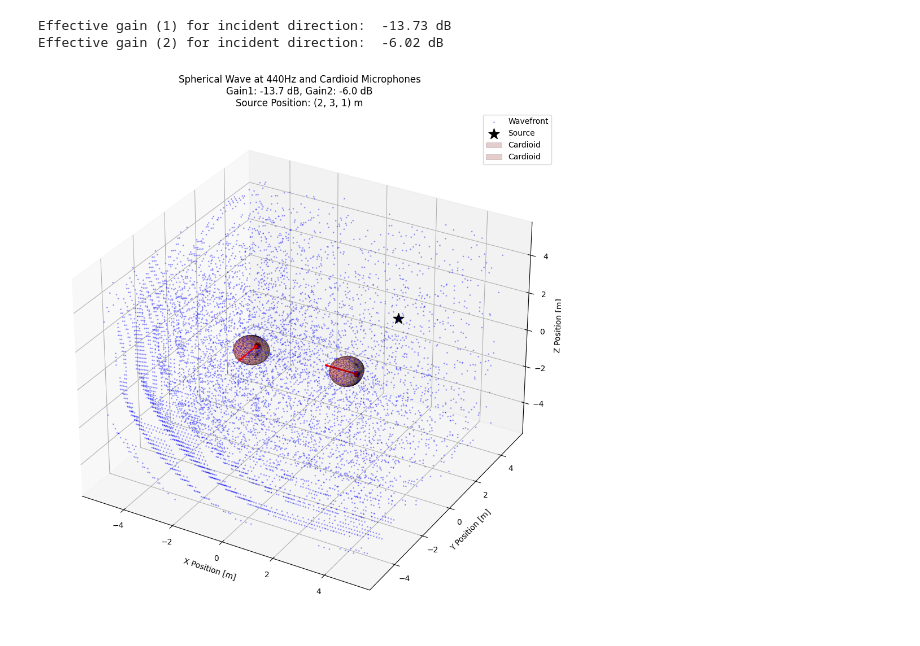
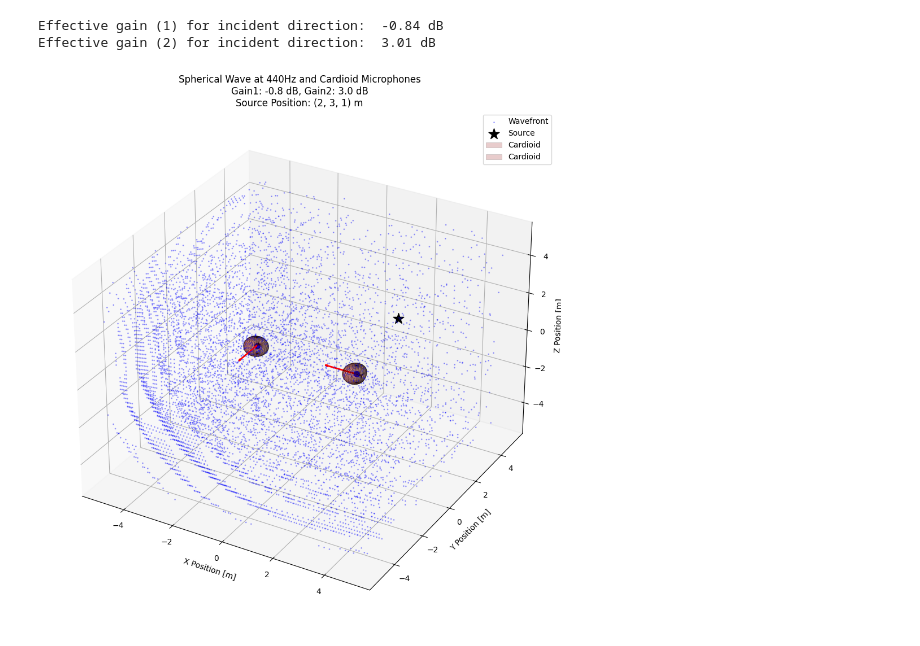
Before and after one commit to jake-is-ESD-protected/endfire-sim, a Jupyter notebook: examples/spheric3D.ipynb, the cells around one changed output. Drawn from its saved outputs; the diff is of its cells as text; code cells hidden in the pictures.

```diff
--- a/examples/spheric3D.ipynb
+++ b/examples/spheric3D.ipynb
@@ -14,8 +14,8 @@ dur = 1.0
 
 # Scenario objects
 ts = np.arange(0, dur, 1/fs)
-cardioid1 = CCardioidIdeal((-2, 0, 0), azim_cardioid1, 0)
-cardioid2 = CCardioidIdeal((2, 0, 0), azim_cardioid2, 0)
+cardioid1 = CCardioidIdeal((-2, 0, 0), azim=azim_cardioid1, elev=0)
+cardioid2 = CCardioidIdeal((2, 0, 0), azim=azim_cardioid2, elev=0)
 sw = CWaveModelSpheric(freq, source_xyz=(2, 3, 1))
 signal1, gain1 = cardioid1.receive(sw, ts)
 signal2, gain2 = cardioid2.receive(sw, ts)
@@ -28,33 +28,33 @@ print("Effective gain (2) for incident direction: ", np.round(gain2, 2), "dB")
 
 # Entire wave as scatter map
 x = y = z = np.linspace(-5, 5, 50)
 X, Y, Z = np.meshgrid(x, y, z)
 p = sw.p(0, (X, Y, Z))
 pr = np.real(p)
 
 # Plot (scatter workaround)
 fig = plt.figure(figsize=(12, 10))
 ax = fig.add_subplot(111, projection='3d')
 threshold = 0.1
 mask = np.abs(pr - threshold) < 0.01
 ax.scatter(X[mask], Y[mask], Z[mask], c='b', s=1, alpha=0.3, label='Wavefront')
 ax.scatter(2, 3, 1, c='k', s=200, marker='*', label='Source')
 
 cardioid1.toPlot(ax)
 cardioid2.toPlot(ax)
 
 ax.set_xlabel('X Position [m]')
 ax.set_ylabel('Y Position [m]')
 ax.set_zlabel('Z Position [m]')
 ax.set_title(f'Spherical Wave at {freq}Hz and Cardioid Microphones\n'
              f'Gain1: {gain1:.1f} dB, Gain2: {gain2:.1f} dB\n'
              f'Source Position: {sw.source_xyz} m')
 
 ax.legend()
 plt.tight_layout()
 plt.grid()
 plt.show()
 # %% [output]
-Effective gain (1) for incident direction:  -13.73 dB
-Effective gain (2) for incident direction:  -6.02 dB
+Effective gain (1) for incident direction:  -0.84 dB
+Effective gain (2) for incident direction:  3.01 dB
-[figure, old version]
+[figure, new version]
```
Also changed, not shown: 4 other files.
